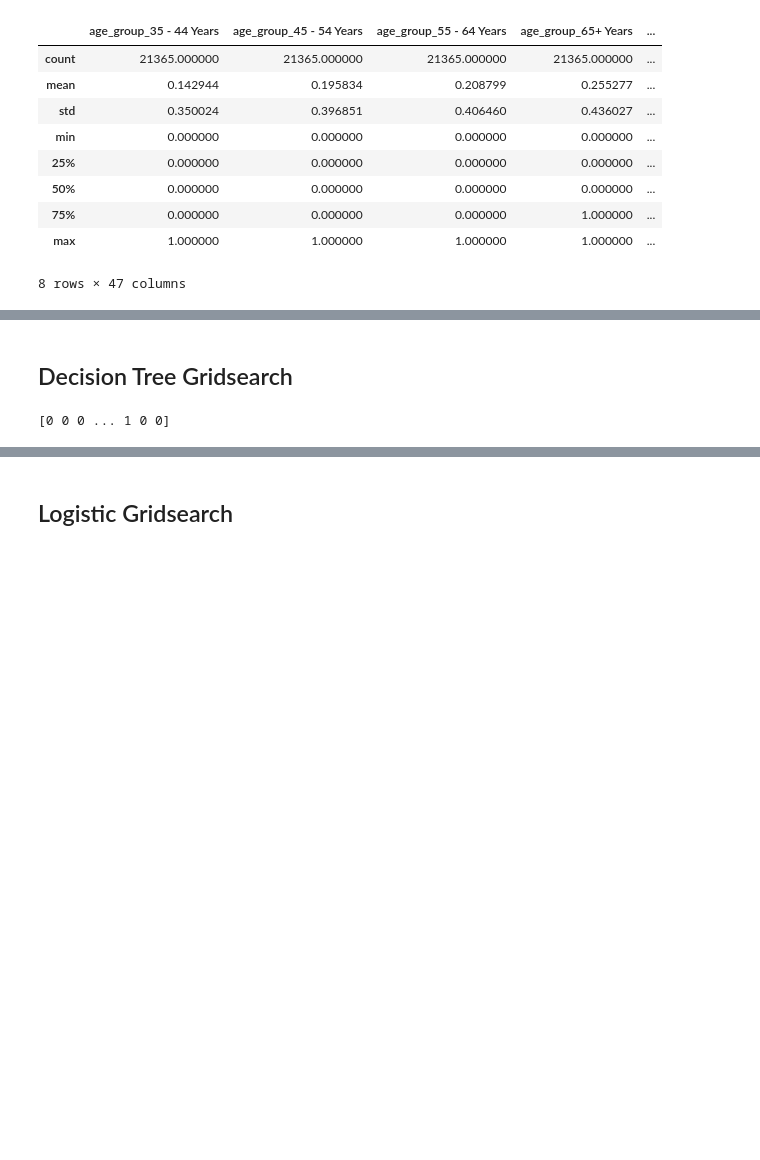
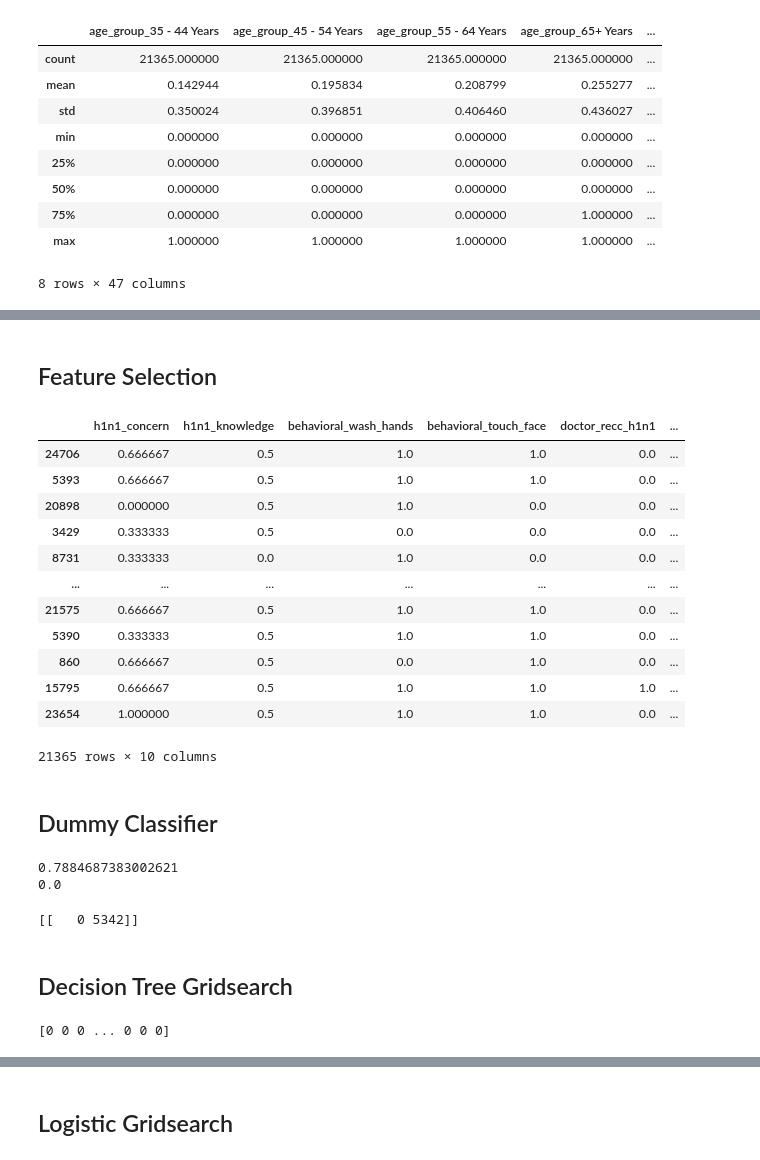
Before and after one commit to henryshin15/Phase_3_Project, a Jupyter notebook: Pat_copy.ipynb, the cells around one changed output, grey strips where cells are left out. Saved outputs shown, nothing was run; the diff lists cells and outputs as text; code cells hidden in the pictures; blank space fills up the shorter version.

```diff
--- a/Pat_copy.ipynb
+++ b/Pat_copy.ipynb
@@ -202,3 +167,51 @@ X_train_trans.corr()
+# %% [markdown]
+## Feature Selection
+# %%
+selector = SelectKBest(score_func=f_regression, k=10)
+selector.fit(X_train_trans, y_train)
+
+# X_k_best_train = selector.transform(X_train_trans)
+# X_k_best_test = selector.transform(X_test_trans)
+
+cols = selector.get_support(indices=True)
+features_df_new = X_train_trans.iloc[:,cols]
+# %%
+features_df_new
+# %% [output]
+|  | h1n1_concern | h1n1_knowledge | behavioral_wash_hands | behavioral_touch_face | doctor_recc_h1n1 | ... |
+| 24706 | 0.666667 | 0.5 | 1.0 | 1.0 | 0.0 | ... |
+| 5393 | 0.666667 | 0.5 | 1.0 | 1.0 | 0.0 | ... |
+| 20898 | 0.000000 | 0.5 | 1.0 | 0.0 | 0.0 | ... |
+| 3429 | 0.333333 | 0.5 | 0.0 | 0.0 | 0.0 | ... |
+| 8731 | 0.333333 | 0.0 | 1.0 | 0.0 | 0.0 | ... |
+| ... | ... | ... | ... | ... | ... | ... |
+| 21575 | 0.666667 | 0.5 | 1.0 | 1.0 | 0.0 | ... |
+| 5390 | 0.333333 | 0.5 | 1.0 | 1.0 | 0.0 | ... |
+| 860 | 0.666667 | 0.5 | 0.0 | 1.0 | 0.0 | ... |
+| 15795 | 0.666667 | 0.5 | 1.0 | 1.0 | 1.0 | ... |
+| 23654 | 1.000000 | 0.5 | 1.0 | 1.0 | 0.0 | ... |
+21365 rows × 10 columns
+# %% [markdown]
+## Dummy Classifier
+# %%
+dummy = DummyClassifier(strategy='most_frequent')
+dummy.fit(X_train_trans, y_train)
+
+dummy_preds = dummy.predict(X_test_trans)
+
+print(accuracy_score(y_test, dummy_preds))
+print(precision_score(y_test, dummy_preds))
+# %% [output]
+0.7884687383002621
+0.0
+# %%
+(unique, counts) = np.unique(dummy_preds, return_counts=True)
+
+frequencies = np.asarray((unique, counts)).T
+
+print(frequencies)
+# %% [output]
+[[   0 5342]]
 # %% [markdown]
 ## Decision Tree Gridsearch
 # %%
@@ -214,13 +227,13 @@ parameters = {
     'tree__random_state': [42]
 }
 
-cv_tree = GridSearchCV(treepipe, param_grid=parameters)
+cv_tree = GridSearchCV(treepipe, param_grid=parameters, scoring='precision')
 
 cv_tree.fit(X_train_trans, y_train)
 y_pred_tree = cv_tree.predict(X_test_trans)
 print(y_pred_tree)
 # %% [output]
-[0 0 0 ... 1 0 0]
+[0 0 0 ... 0 0 0]
 # %%
 cv_tree.best_params_
 # %% [output]
```
Also changed, not shown: parts of 20 cells of this notebook.
